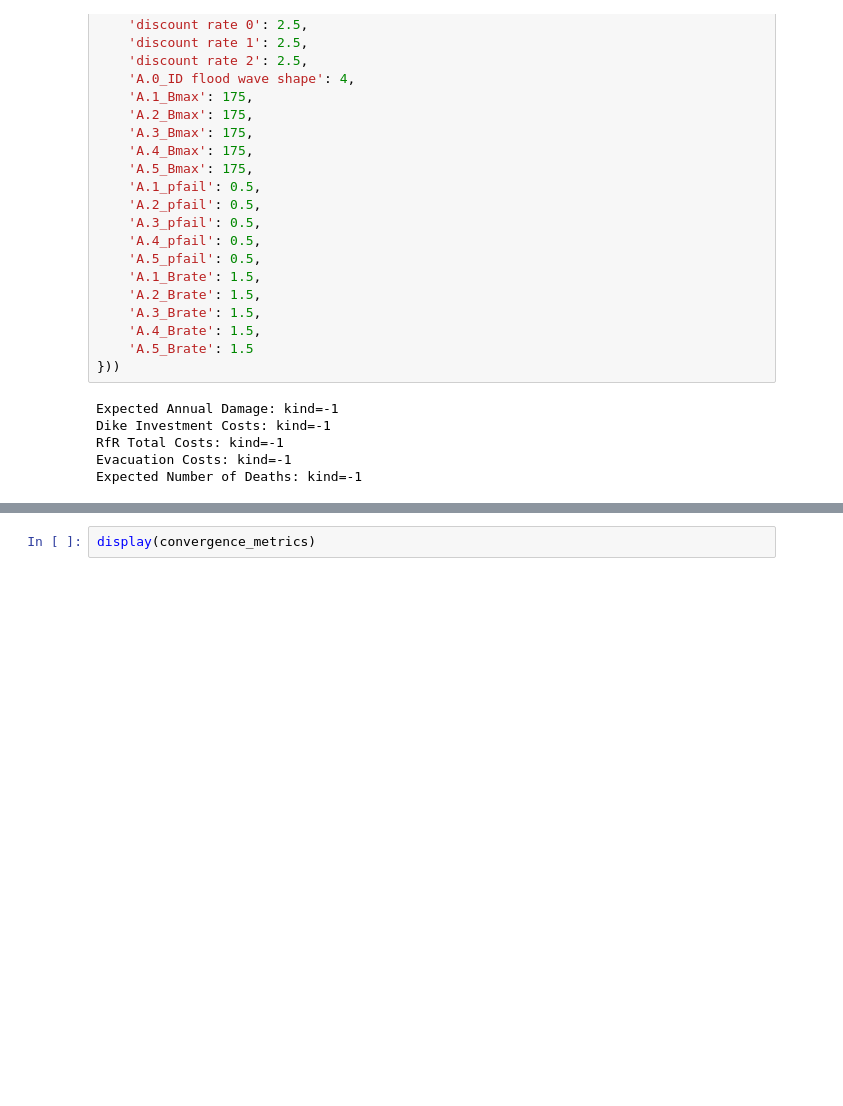
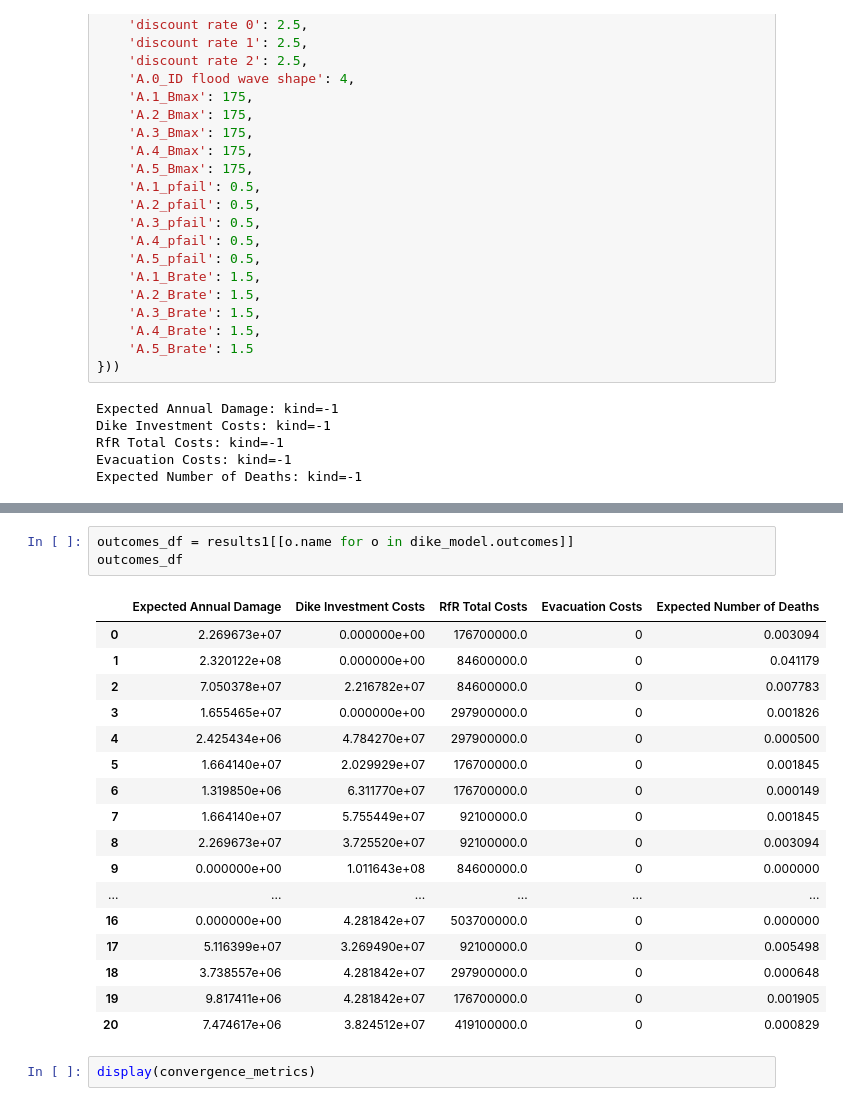
Before and after one commit to tissueters/MDM_project, a Jupyter notebook: final assignment/3.2 Optimisation.ipynb, the cells around one changed output, grey strips where cells are left out. Saved outputs shown, nothing was run; the diff lists cells and outputs as text; blank space fills up the shorter version.

```diff
--- a/final assignment/3.2 Optimisation.ipynb
+++ b/final assignment/3.2 Optimisation.ipynb
@@ -151,3 +185,24 @@ policies_df.head()
+# %%
+outcomes_df = results1[[o.name for o in dike_model.outcomes]]
+outcomes_df
+# %% [output]
+|  | Expected Annual Damage | Dike Investment Costs | RfR Total Costs | Evacuation Costs | Expected Number of Deaths |
+| 0 | 2.269673e+07 | 0.000000e+00 | 176700000.0 | 0 | 0.003094 |
+| 1 | 2.320122e+08 | 0.000000e+00 | 84600000.0 | 0 | 0.041179 |
+| 2 | 7.050378e+07 | 2.216782e+07 | 84600000.0 | 0 | 0.007783 |
+| 3 | 1.655465e+07 | 0.000000e+00 | 297900000.0 | 0 | 0.001826 |
+| 4 | 2.425434e+06 | 4.784270e+07 | 297900000.0 | 0 | 0.000500 |
+| 5 | 1.664140e+07 | 2.029929e+07 | 176700000.0 | 0 | 0.001845 |
+| 6 | 1.319850e+06 | 6.311770e+07 | 176700000.0 | 0 | 0.000149 |
+| 7 | 1.664140e+07 | 5.755449e+07 | 92100000.0 | 0 | 0.001845 |
+| 8 | 2.269673e+07 | 3.725520e+07 | 92100000.0 | 0 | 0.003094 |
+| 9 | 0.000000e+00 | 1.011643e+08 | 84600000.0 | 0 | 0.000000 |
+| ... | ... | ... | ... | ... | ... |
+| 16 | 0.000000e+00 | 4.281842e+07 | 503700000.0 | 0 | 0.000000 |
+| 17 | 5.116399e+07 | 3.269490e+07 | 92100000.0 | 0 | 0.005498 |
+| 18 | 3.738557e+06 | 4.281842e+07 | 297900000.0 | 0 | 0.000648 |
+| 19 | 9.817411e+06 | 4.281842e+07 | 176700000.0 | 0 | 0.001905 |
+| 20 | 7.474617e+06 | 3.824512e+07 | 419100000.0 | 0 | 0.000829 |
 # %%
 display(convergence_metrics)
 # %% [output]
```
Also changed, not shown: parts of 5 cells of this notebook.
